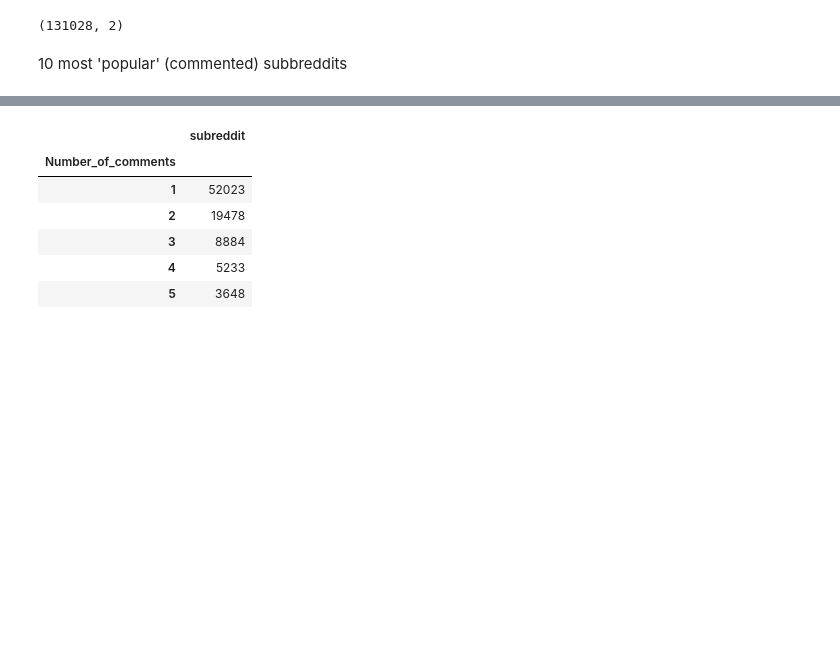
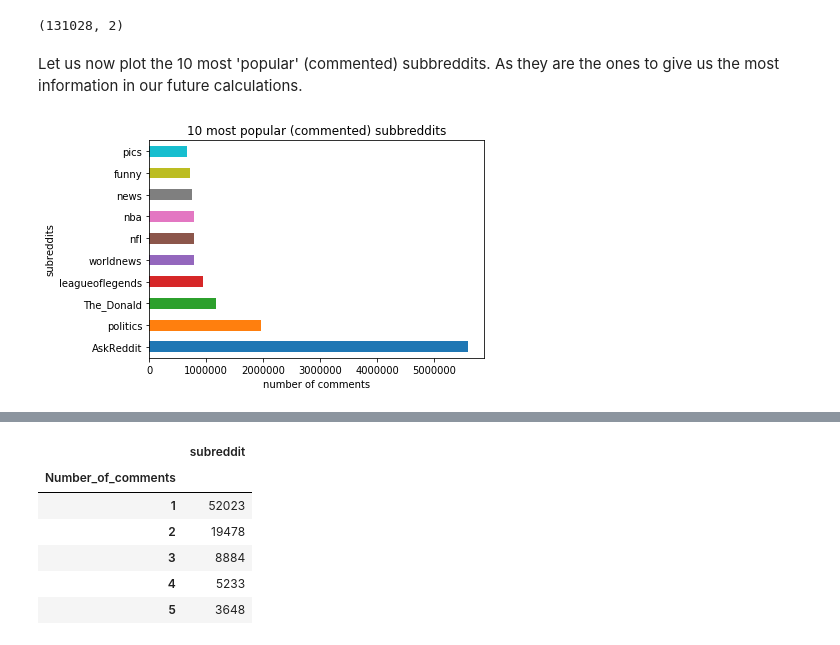
Before and after one commit to VashMKS/ada-project, a Jupyter notebook: Milestone 2.ipynb, the cells around one changed output, grey strips where cells are left out. Drawn from its saved outputs; the diff is of its cells as text; code cells hidden in the pictures; blank space fills up the shorter version.

```diff
--- a/Milestone 2.ipynb
+++ b/Milestone 2.ipynb
@@ -368,5 +370,13 @@ only showing top 3 rows
 df_subreddit_count.toPandas().shape
 # %% [output]
 (131028, 2)
-# %% [markdown]
-10 most 'popular' (commented) subbreddits
+# %% [markdown]
+Let us now plot the 10 most 'popular' (commented) subbreddits. As they are the ones to give us the most information in our future calculations.
+# %%
+df_tmp = df_subreddit_count.toPandas().sort_values(by = "Number_of_comments", ascending = False).iloc[:10,:]
+df_tmp.plot(kind='barh',x = "subreddit", y = "Number_of_comments",legend = None)
+plt.title('10 most popular (commented) subbreddits')
+plt.xlabel('number of comments');
+plt.ylabel('subreddits');
+# %% [output]
+[figure, added]
```
Also changed, not shown: parts of 11 cells of this notebook.
